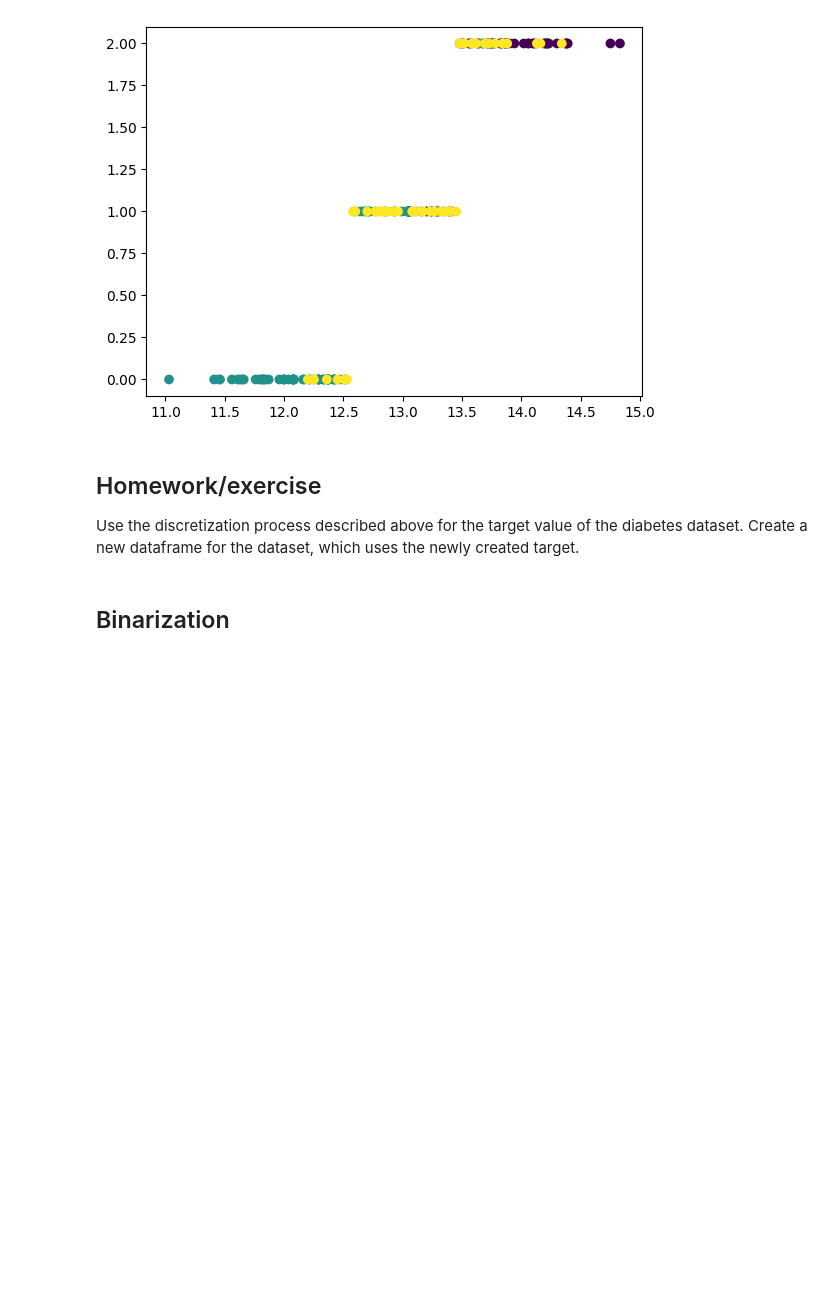
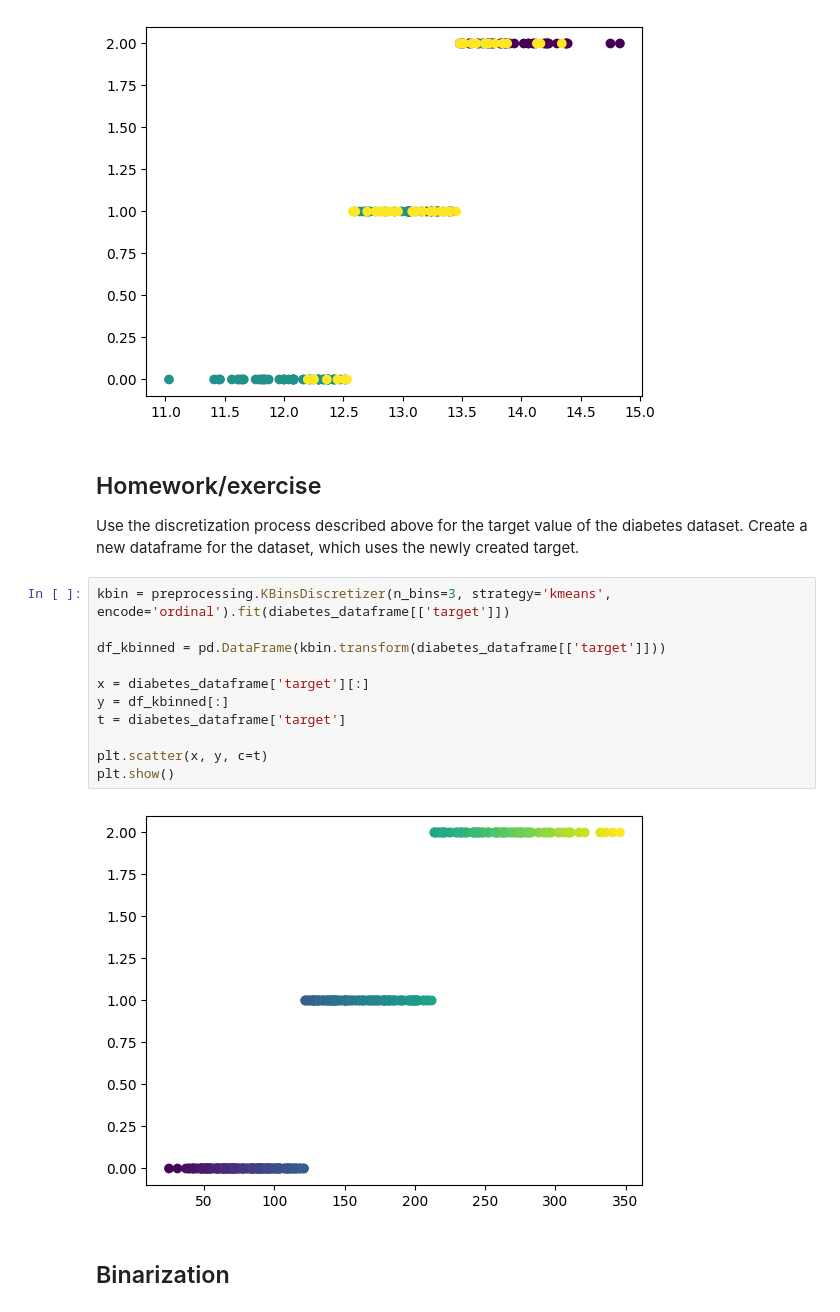
Before and after one commit to Luncenok/Data-mining, a Jupyter notebook: dm_data_preprocessing (1).ipynb, the cells around one changed output. Saved outputs shown, nothing was run; the diff lists cells and outputs as text; blank space fills up the shorter version.

```diff
--- a/dm_data_preprocessing (1).ipynb
+++ b/dm_data_preprocessing (1).ipynb
@@ -465,6 +465,19 @@ plt.show()
  ## Homework/exercise
 
  Use the discretization process described above for the target value of the diabetes dataset. Create a new dataframe for the dataset, which uses the newly created target.
+# %%
+kbin = preprocessing.KBinsDiscretizer(n_bins=3, strategy='kmeans', encode='ordinal').fit(diabetes_dataframe[['target']])
+
+df_kbinned = pd.DataFrame(kbin.transform(diabetes_dataframe[['target']]))
+
+x = diabetes_dataframe['target'][:]
+y = df_kbinned[:]
+t = diabetes_dataframe['target']
+
+plt.scatter(x, y, c=t)
+plt.show()
+# %% [output]
+[figure, added]
 # %% [markdown]
 ## Binarization
 # %% [markdown]
```
Also changed, not shown: parts of 5 cells of this notebook.
